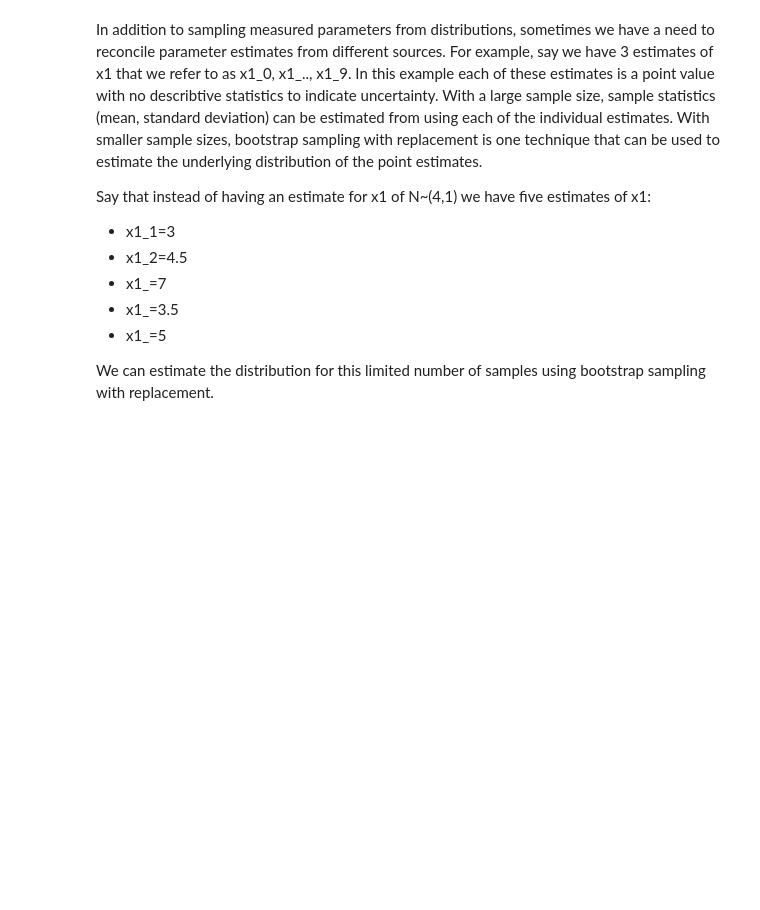
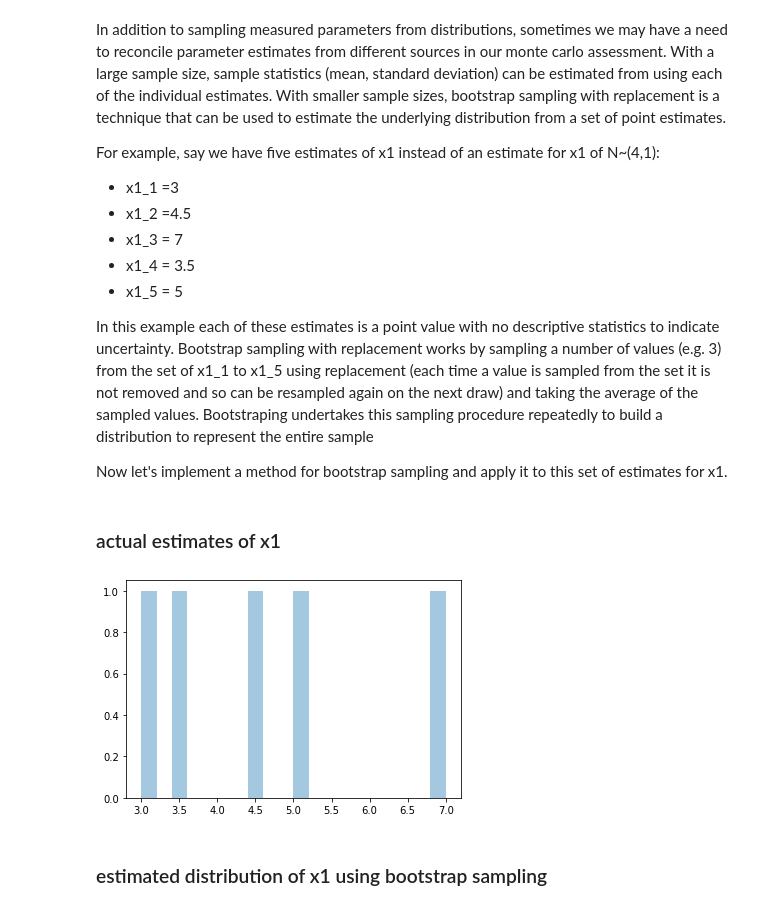
Before and after one commit to BlaneG/examples-and-tutorials, a Jupyter notebook: monte_carlo_with_bootstrap_sampling.ipynb, the cells around one changed output. Drawn from its saved outputs; the diff is of its cells as text; code cells hidden in the pictures; blank space fills up the shorter version.

```diff
--- a/monte_carlo_with_bootstrap_sampling.ipynb
+++ b/monte_carlo_with_bootstrap_sampling.ipynb
@@ -33,14 +33,16 @@ sns.distplot(y)
 # %% [markdown]
-In addition to sampling measured parameters from distributions, sometimes we have a need to reconcile parameter estimates from different sources.  For example, say we have 3  estimates of x1 that we refer to as x1_0, x1_.., x1_9.  In this example each of these estimates is a point value with no describtive statistics to indicate uncertainty.  With a large sample size, sample statistics (mean, standard deviation) can be estimated from using each of the individual estimates.  With smaller sample sizes, bootstrap sampling with replacement is one technique that can be used to estimate the underlying distribution of the point estimates.
+In addition to sampling measured parameters from distributions, sometimes we may have a need to reconcile parameter estimates from different sources in our monte carlo assessment.  With a large sample size, sample statistics (mean, standard deviation) can be estimated from using each of the individual estimates.  With smaller sample sizes, bootstrap sampling with replacement is a technique that can be used to estimate the underlying distribution from a set of point estimates.
 
-Say that instead of having an estimate for x1 of N~(4,1) we have five estimates of x1:
-- x1_1=3
-- x1_2=4.5
-- x1_=7
-- x1_=3.5
-- x1_=5
+For example, say we have five estimates of x1 instead of an estimate for x1 of N~(4,1):
+- x1_1 =3
+- x1_2 =4.5
+- x1_3 = 7
+- x1_4 = 3.5
+- x1_5 = 5
 
-We can estimate the distribution for this limited number of samples using bootstrap sampling with replacement.
+In this example each of these estimates is a point value with no descriptive statistics to indicate uncertainty.  Bootstrap sampling with replacement works by sampling a number of values (e.g. 3) from the set of x1_1 to x1_5 using replacement (each time a value is sampled from the set it is not removed and so can be resampled again on the next draw) and taking the average of the sampled values.  Bootstraping undertakes this sampling procedure repeatedly to build a distribution to represent the entire sample
+
+Now let's implement a method for bootstrap sampling and apply it to this set of estimates for x1.
 # %%
 def bootstrap_weighted(array, n_samples, length, p=None):
     """
@@ -67,6 +69,15 @@ def bootstrap_weighted(array, n_samples, length, p=None):
         weighted_samples = np.random.choice(array, size=n_samples, replace=True, p=p)
         response[i] = np.mean(weighted_samples)
     return response
+# %% [markdown]
+### actual estimates of x1
+# %%
+x1 = [3,4.5,7,3.5,5]
+sns.distplot(x1, bins=20, kde=False);
+# %% [output]
+[figure, added]
+# %% [markdown]
+### estimated distribution of x1 using bootstrap sampling
 # %%
 x1_bootstrap = bootstrap_weighted([3,4.5,7,3.5,5], n_samples=5, length=1000)
 sns.distplot(x1_bootstrap)
```
Also changed, not shown: parts of 11 cells of this notebook.
